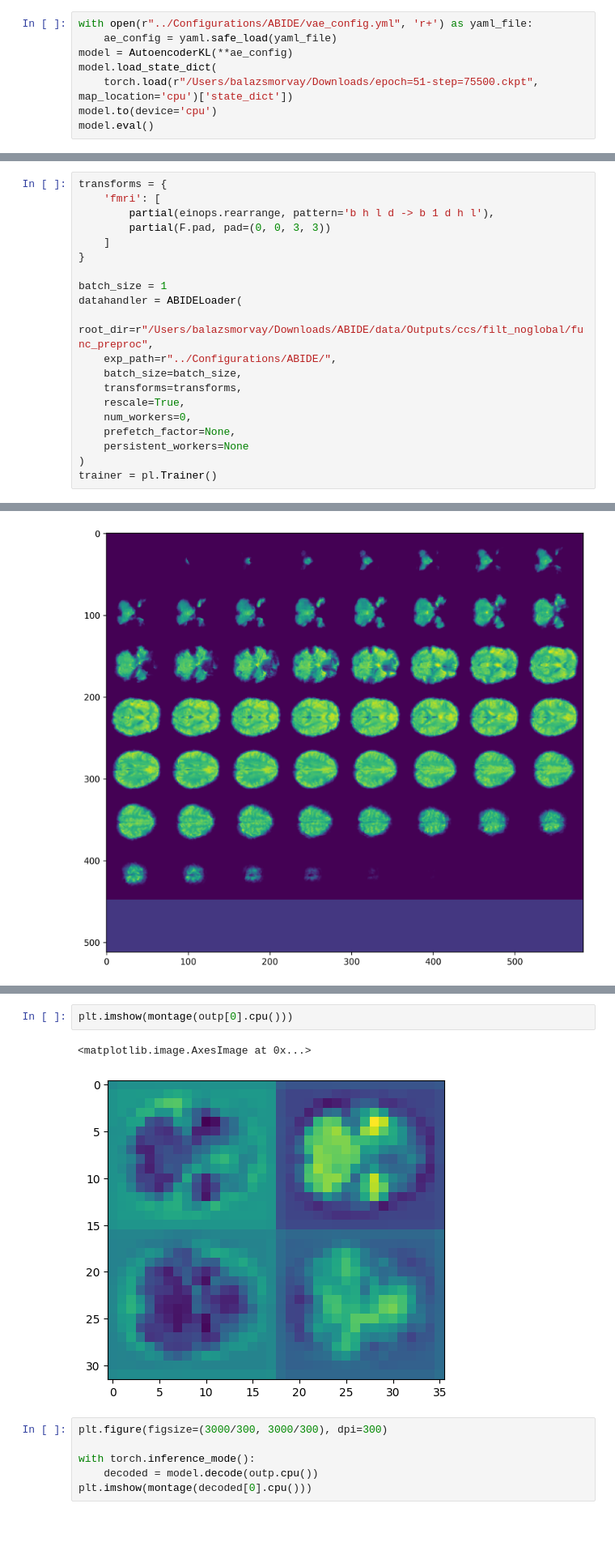
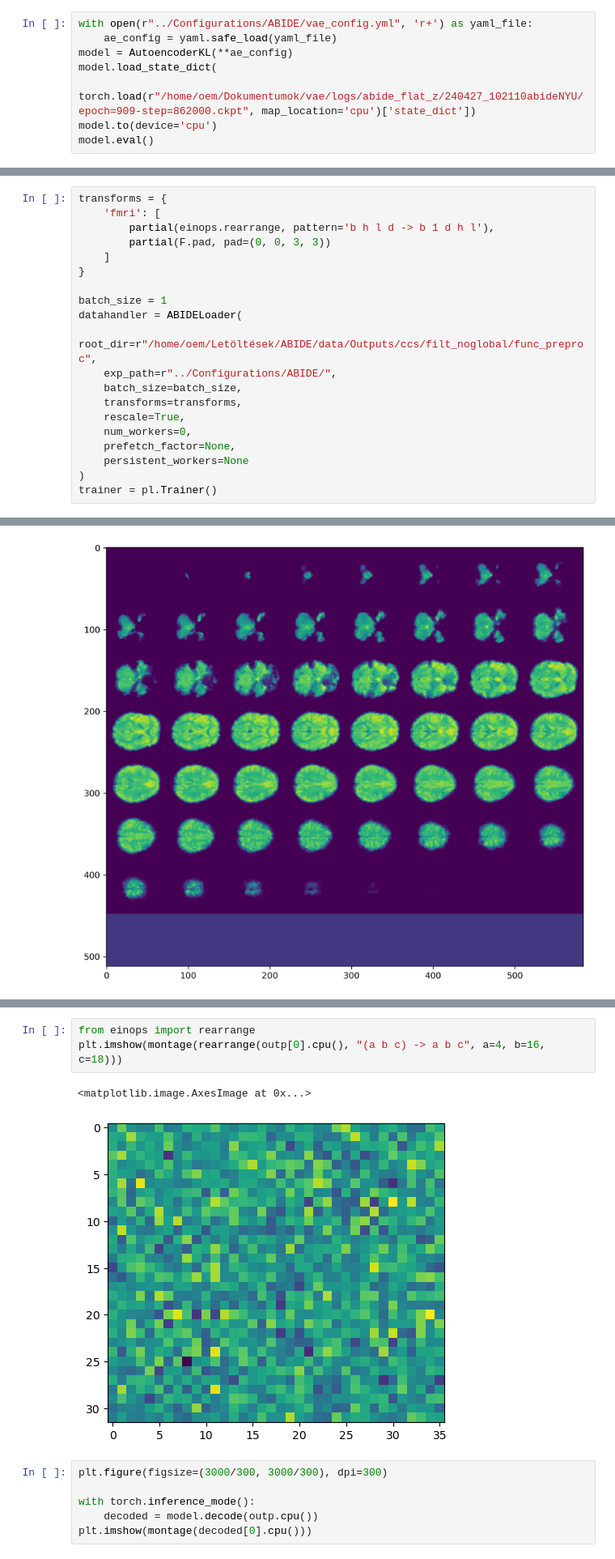
Before and after one commit to balazsmorv/vae, a Jupyter notebook: Notebook Experiments/test_autoencoder.ipynb, the cells around one changed output, grey strips where cells are left out. Shown at 81% size. Saved outputs shown, nothing was run; the diff lists cells and outputs as text; blank space fills up the shorter version.

```diff
--- a/Notebook Experiments/test_autoencoder.ipynb
+++ b/Notebook Experiments/test_autoencoder.ipynb
@@ -14,7 +14,7 @@ with open(r"../Configurations/ABIDE/vae_config.yml", 'r+') as yaml_file:
     ae_config = yaml.safe_load(yaml_file)
 model = AutoencoderKL(**ae_config)
 model.load_state_dict(
-    torch.load(r"/Users/balazsmorvay/Downloads/epoch=51-step=75500.ckpt", map_location='cpu')['state_dict'])
+    torch.load(r"/home/oem/Dokumentumok/vae/logs/abide_flat_z/240427_102110abideNYU/epoch=909-step=862000.ckpt", map_location='cpu')['state_dict'])
 model.to(device='cpu')
 model.eval()
 # %% [output]
@@ -53,7 +53,7 @@ transforms = {
 
 batch_size = 1
 datahandler = ABIDELoader(
-    root_dir=r"/Users/balazsmorvay/Downloads/ABIDE/data/Outputs/ccs/filt_noglobal/func_preproc",
+    root_dir=r"/home/oem/Letöltések/ABIDE/data/Outputs/ccs/filt_noglobal/func_preproc",
     exp_path=r"../Configurations/ABIDE/",
     batch_size=batch_size,
     transforms=transforms,
@@ -94,8 +94,9 @@ torch.Size([1, 4, 16, 18])
 # %%
-plt.imshow(montage(outp[0].cpu()))
+from einops import rearrange
+plt.imshow(montage(rearrange(outp[0].cpu(), "(a b c) -> a b c", a=4, b=16, c=18)))
 # %% [output]
 <matplotlib.image.AxesImage at 0x...>
-[figure, old version]
+[figure, new version]
 # %%
 plt.figure(figsize=(3000/300, 3000/300), dpi=300)
 
```
Also changed, not shown: parts of 3 cells of this notebook, 5 other files.
